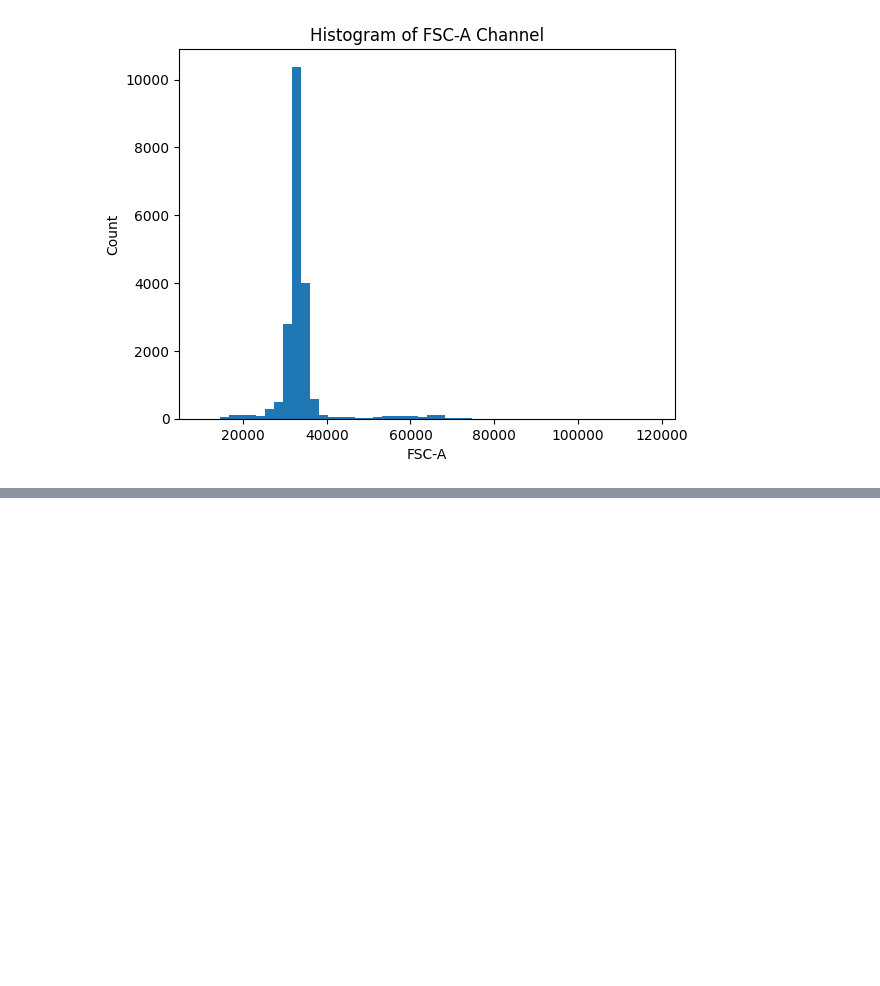
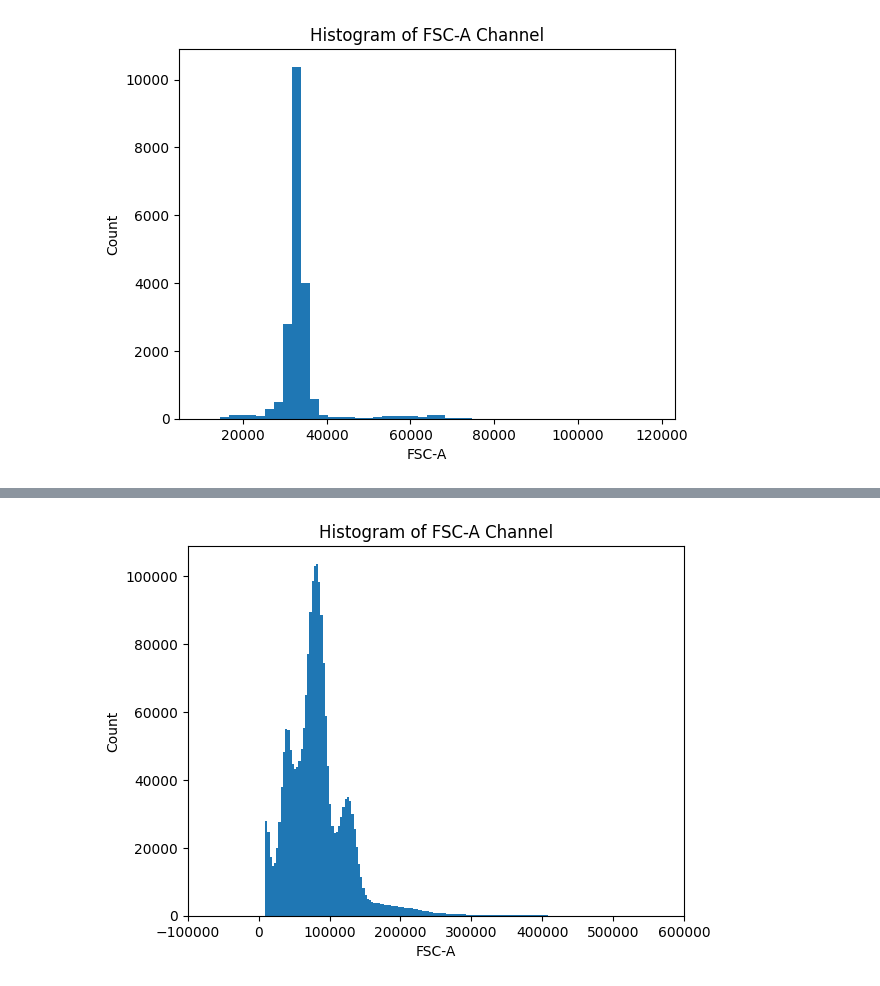
Before and after one commit to vanguardfox/ADS599, a Jupyter notebook: ADS599.ipynb, the cells around one changed output, grey strips where cells are left out. Saved outputs shown, nothing was run; the diff lists cells and outputs as text; code cells hidden in the pictures; blank space fills up the shorter version.

```diff
--- a/ADS599.ipynb
+++ b/ADS599.ipynb
@@ -106,0 +127,17 @@ plt.show()
+# %%
+# Define the paths dynamically
+home_dir = os.path.expanduser("~")
+# Change the words after home_dir to reflect your local location/directories for the FCS files
+fcs_folder = os.path.join(home_dir,
+                          "Desktop",
+                          "usd_ADS",
+                          "ADS599",
+                          "Notebook",
+                          "FlowRepository_FR-FCM-Z32U_files")
+pbmc_file = "PBMC_090120_1_DCs_A5_A05_031.fcs" # Test instance of an PBMC FCS file in the folder
+
+# Combine for full path
+pbmc_path = os.path.join(fcs_folder, pbmc_file)
+
+# Load the FCS data into object and print
+pbmc = FlowCal.io.FCSData(pbmc_path)
@@ -106,0 +168,13 @@ plt.show()
+# %%
+# Extract data for the specific channel
+channel_data = pbmc[:, 'FSC-A']
+
+# Plot histogram using matplotlib
+plt.hist(channel_data, bins=100000)
+plt.xlabel('FSC-A')
+plt.ylabel('Count')
+plt.title('Histogram of FSC-A Channel')
+plt.xlim(-100000, 600000)
+plt.show()
+# %% [output]
+[figure, added]
```
Also changed, not shown: parts of 7 cells of this notebook.
